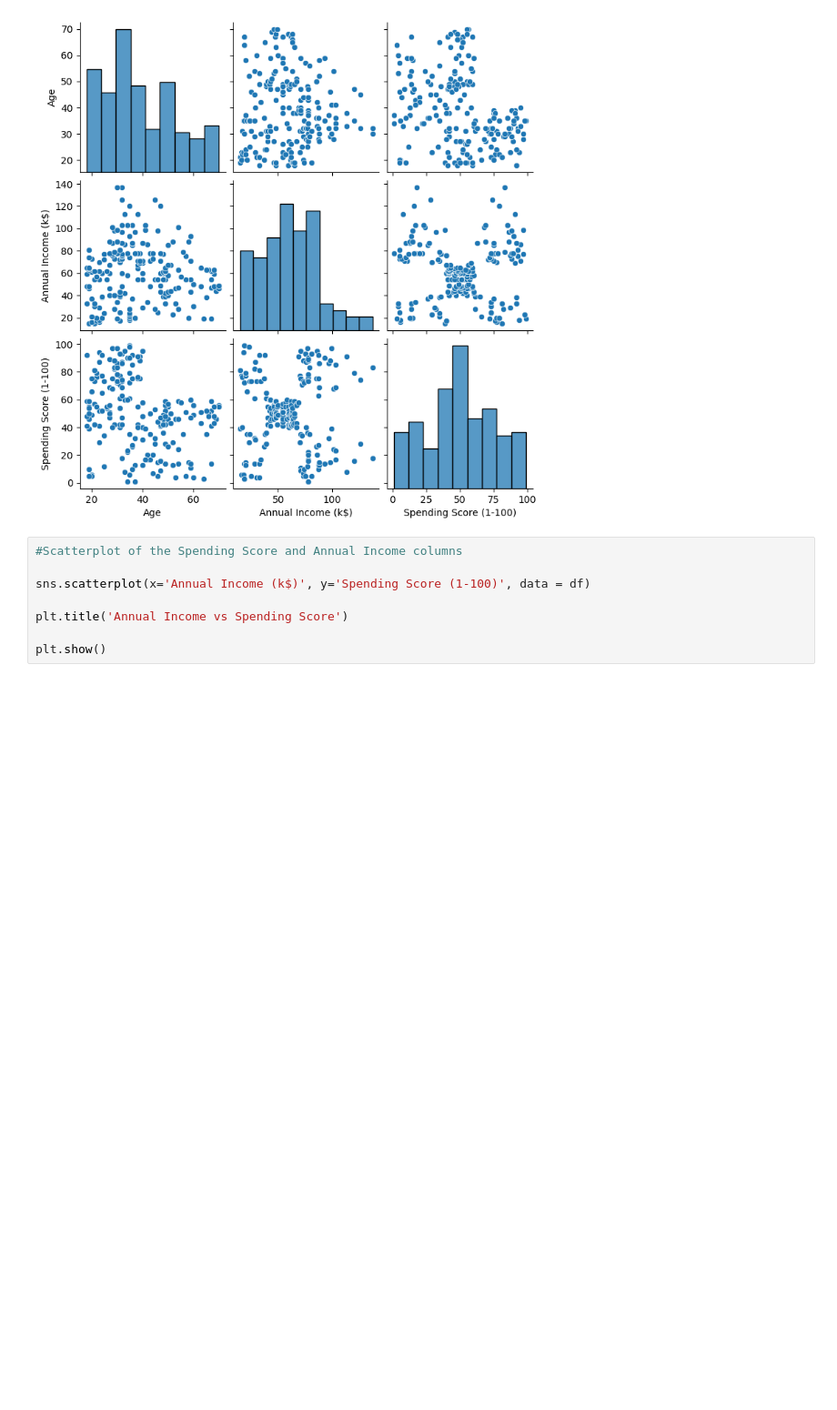
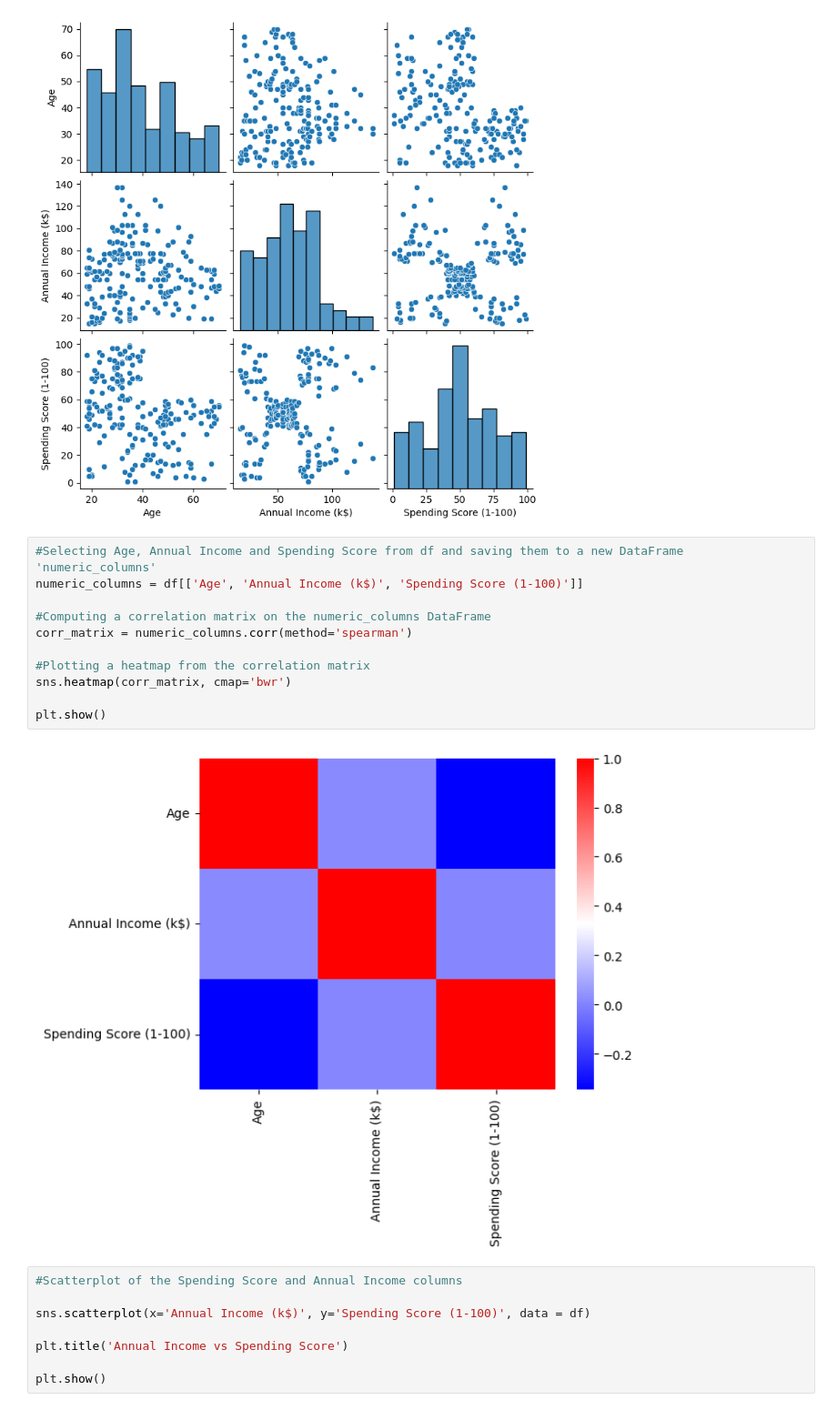
Before and after one commit to ottokol/AML, a Jupyter notebook: MALL2/Untitled-1.ipynb, the cells around one changed output. Shown at 91% size. Saved outputs shown, nothing was run; the diff lists cells and outputs as text; blank space fills up the shorter version.

Commit message:
Adding the heatmap

```diff
--- a/MALL2/Untitled-1.ipynb
+++ b/MALL2/Untitled-1.ipynb
@@ -102,6 +102,19 @@ sns.pairplot(df, vars=['Age', 'Annual Income (k$)', 'Spending Score (1-100)'])
 # %% [output]
 <seaborn.axisgrid.PairGrid at 0x...>
 [figure]
+# %%
+#Selecting Age, Annual Income and Spending Score from df and saving them to a new DataFrame 'numeric_columns'
+numeric_columns = df[['Age', 'Annual Income (k$)', 'Spending Score (1-100)']]
+
+#Computing a correlation matrix on the numeric_columns DataFrame
+corr_matrix = numeric_columns.corr(method='spearman')
+
+#Plotting a heatmap from the correlation matrix
+sns.heatmap(corr_matrix, cmap='bwr')
+
+plt.show()
+# %% [output]
+[figure, added]
 # %%
 #Scatterplot of the Spending Score and Annual Income columns
 
```
Also changed, not shown: parts of 2 cells of this notebook.
